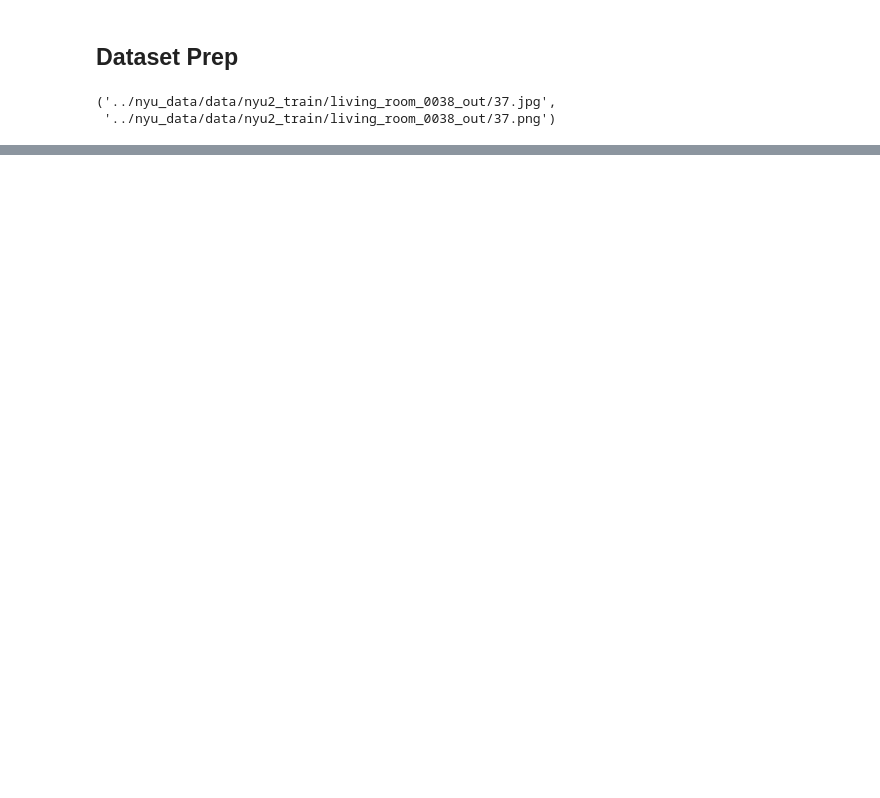
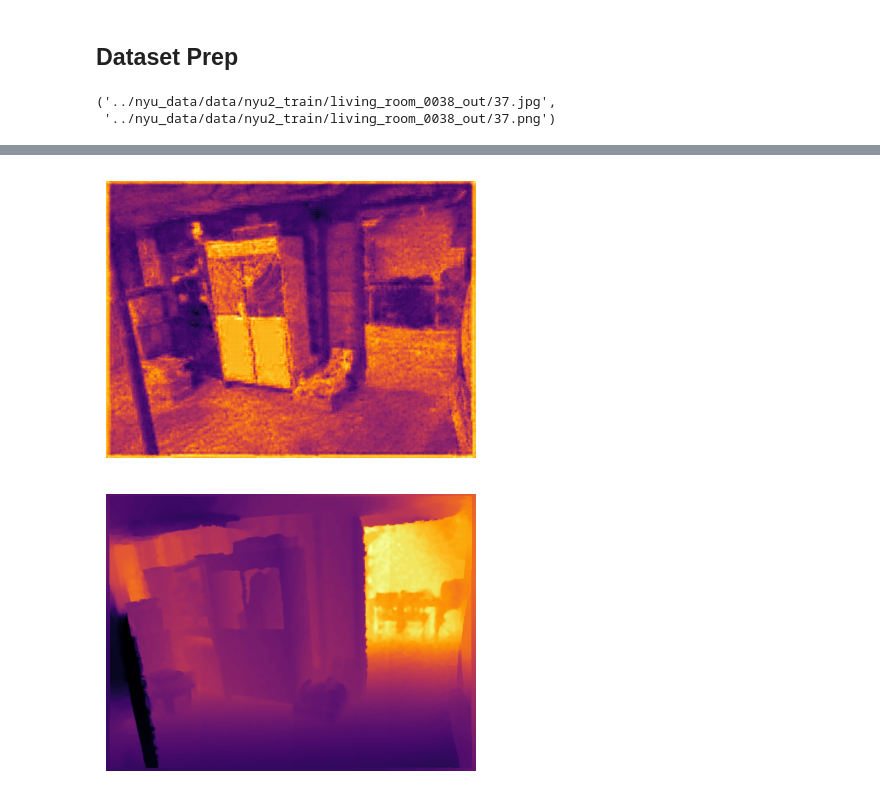
Before and after one commit to Utsab-2010/Depth-Estimation-Task, a Jupyter notebook: mobilenetv2.pytorch/test_v3.ipynb, the cells around one changed output, grey strips where cells are left out. Saved outputs shown, nothing was run; the diff lists cells and outputs as text; code cells hidden in the pictures; blank space fills up the shorter version.

```diff
--- a/mobilenetv2.pytorch/test_v3.ipynb
+++ b/mobilenetv2.pytorch/test_v3.ipynb
@@ -494,0 +555,18 @@ class MultiScaleDepthLoss(nn.Module):
+# %%
+def edge_aware_smoothness_loss( pred, depth):
+    # Compute gradients
+    pred = pred[-1]
+    depth = depth.squeeze(dim=1).to(torch.float32)
+    depth_grad_x = torch.abs(depth[:, :, :-1] - depth[:, :, 1:])
+    depth_grad_y = torch.abs(depth[:, :-1, :] - depth[:, 1:, :])
+
+    image_grad_x = torch.abs(pred[:,  :, :-1] - pred[:,  :, 1:])
+    image_grad_y = torch.abs(pred[:,  :-1, :] - pred[:, 1:, :])
+
+    # Edge-aware weighting
+    # smooth_x = depth_grad_x * torch.exp(-image_grad_x)
+    # smooth_y = depth_grad_y * torch.exp(-image_grad_y)
+    loss = torch.sum(torch.abs(depth_grad_x - image_grad_x)) + torch.sum(torch.abs(depth_grad_y - image_grad_y))
+    loss /= (pred.size(1) * pred.size(2))
+
+    return loss
@@ -545,7 +646,7 @@ class DepthDataset(Dataset):
         return image, depth
 # %%
 dataset_depth = DepthDataset(df)
-data_loader_depth = DataLoader(dataset_depth, batch_size=10, shuffle=True, num_workers=2)
+data_loader_depth = DataLoader(dataset_depth, batch_size=8, shuffle=True, num_workers=2)
 for batch in data_loader_depth:
     print(batch[0].shape)  # Should be (B, 3, H, W)
     print(batch[1].shape)  # Should be (B, 1, H, W)
@@ -556,15 +659,17 @@ torch.Size([10, 1, 480, 640])
 # %%
-def train_multi_scale_depth_model(model, dataloader, num_epochs=100, lr=1e-4):
+def train_multi_scale_depth_model(model, dataloader, num_epochs=100, lr=1e-2):
     # # Initialize dataset and dataloader
     # dataset = DepthDataset(dataset_folder)
     # dataloader = DataLoader(dataset, batch_size=batch_size, shuffle=True)
 
     # Initialize loss function and optimizer
     depth_loss = MultiScaleDepthLoss()
+    # ssim_loss = SSIMLoss()
     optimizer = torch.optim.Adam(model.parameters(), lr=lr)
+    scheduler = StepLR(optimizer, step_size=1, gamma=0.85)
 
     # Scale weights for different depth layers (coarse to fine)
-    scale_weights = [0.3, 0.5, 0.75, 1.0]  # Give more weight to finer scales
+    # scale_weights = [1, 1, 1, 1.0]  # Give more weight to finer scales
 
     model.train()
 
@@ -573,8 +678,11 @@ def train_multi_scale_depth_model(model, dataloader, num_epochs=100, lr=1e-4):
 
         for batch_idx, (color_input, depth_gt) in enumerate(dataloader):
 
-            if batch_idx >200:
+            if batch_idx > 1000:
                 break
+            if batch_idx % 50 == 0:
+                # print(f"Processing batch {batch_idx} of epoch {epoch}")
+                scheduler.step()
             color_input = color_input.to(device, non_blocking=True)
             depth_gt = depth_gt.to(device, non_blocking=True)
 
@@ -606,7 +714,7 @@ def train_multi_scale_depth_model(model, dataloader, num_epochs=100, lr=1e-4):
             #     weighted_loss = weight * layer_loss
             #     total_loss += weighted_loss
             #     layer_losses.append(layer_loss.item())
-            total_loss = depth_loss(depth_predictions, depth_gt)
+            total_loss = depth_loss(depth_predictions, depth_gt) + edge_aware_smoothness_loss(depth_predictions, depth_gt)
 
             # Backward pass
             total_loss.backward()
@@ -615,12 +723,13 @@ def train_multi_scale_depth_model(model, dataloader, num_epochs=100, lr=1e-4):
             epoch_loss += total_loss.item()
 
             # Print progress
-            if batch_idx % 5 == 0:
+            if batch_idx % 50 == 0:
                 print(f'Epoch {epoch}/{num_epochs}, Batch {batch_idx}, '
-                      f'Total Loss: {total_loss.item():.4f}, '
-                      f'Layer Losses: {[f"{l:.4f}" for l in layer_losses]}')
+                      f'Total Loss: {total_loss.item():.4f}, ')
+                    #   f'Layer Losses: {[f"{l:.4f}" for l in layer_losses]}')
 
         print(f'Epoch {epoch} completed. Average Loss: {epoch_loss/len(dataloader):.4f}')
+        # scheduler.step()
 # %%
 def train_multi_scale_depth_model_with_checks(model, dataset_folder, num_epochs=100, batch_size=4, lr=1e-4):
     # Explicit device checking
@@ -703,3 +810,3 @@ torch.cuda.empty_cache()
 # %%
-train_multi_scale_depth_model(model, data_loader_depth, num_epochs=10, lr=5e-5)
+train_multi_scale_depth_model(model, data_loader_depth, num_epochs=20, lr=1e-2)
 # %% [output]
@@ -709,5 +832,9 @@ OutOfMemoryError: CUDA out of memory. Tried to allocate 564.00 MiB. GPU 0 has a
 output = model(img_tensor)
 # %%
 depth_to_display(output[3])  # (1,1,H,W)
+depth_to_display(depth_tensor)  # (1,1,H,W)
+# %% [output]
+[figure, added]
+[figure, added]
 # %%
 mbnetv2 = mbnetv2()
```
Also changed, not shown: parts of 19 cells of this notebook, 3 other files.
